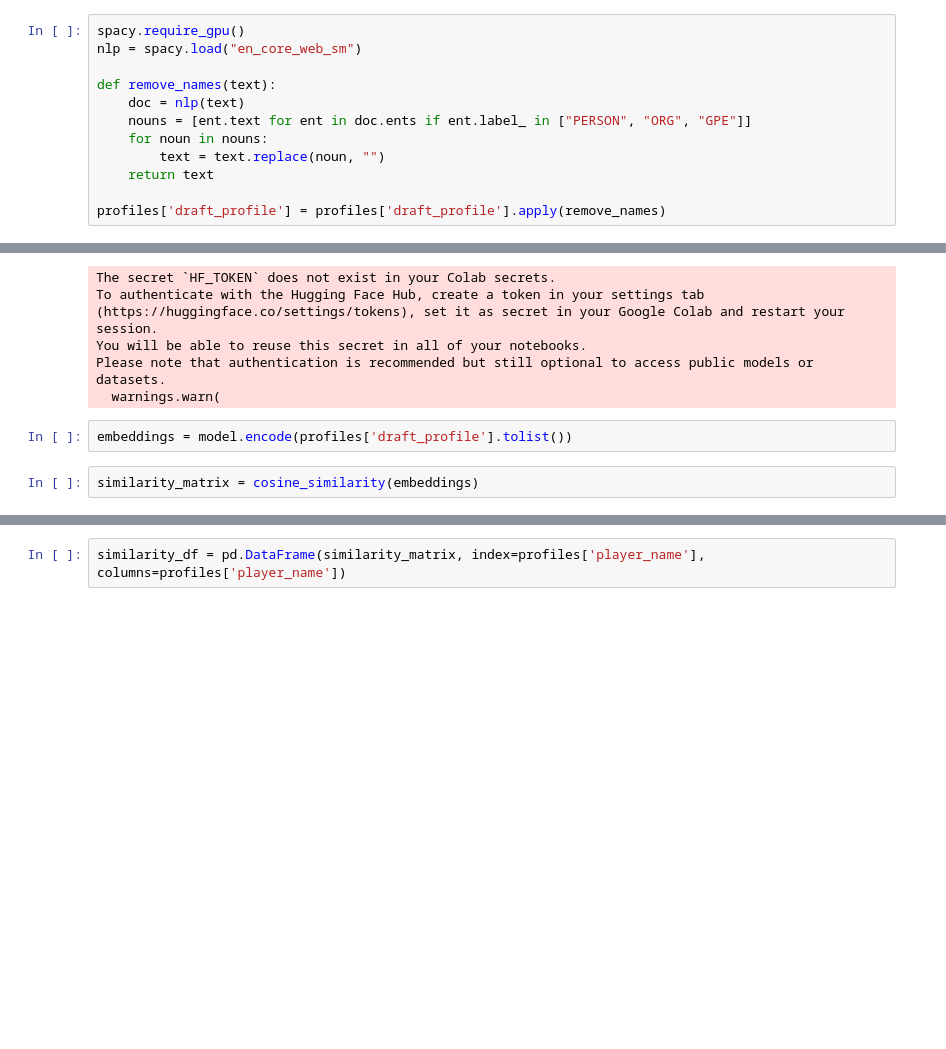
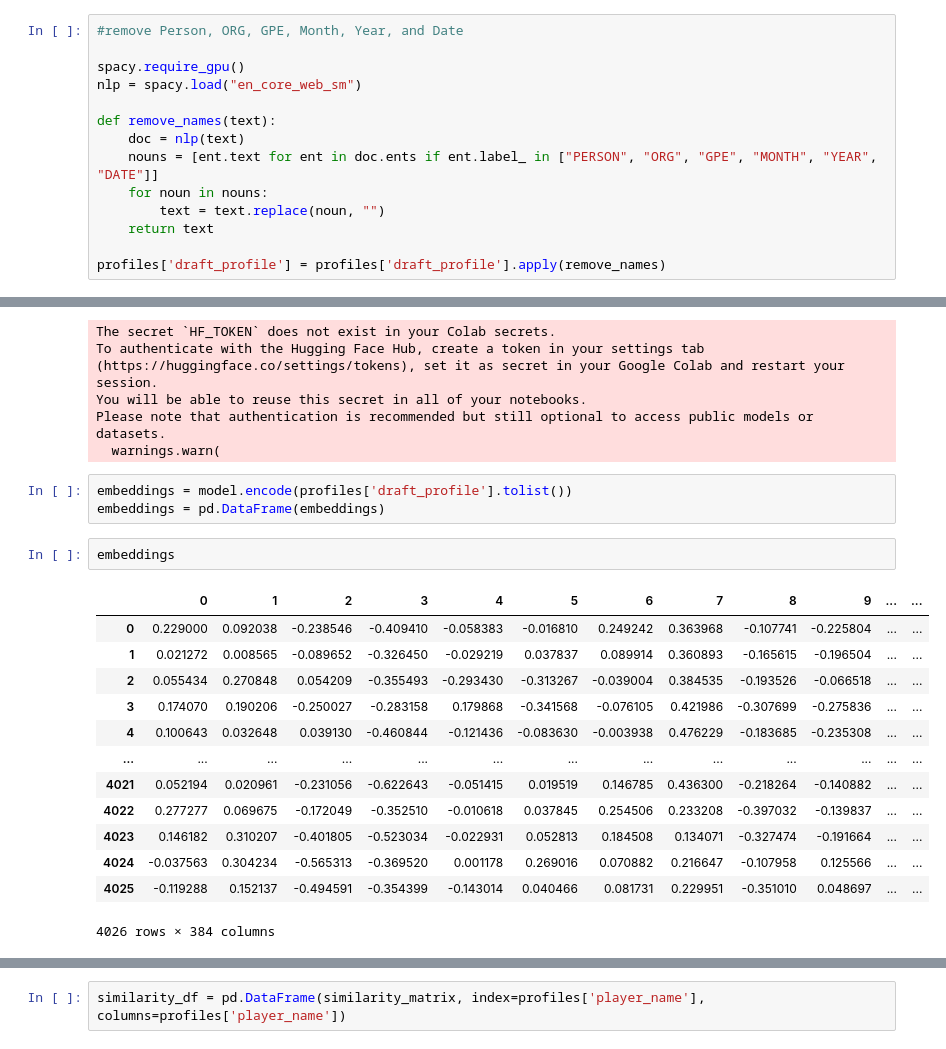
Before and after one commit to harshil0217/NFL_Rookie_Comps, a Jupyter notebook: ProfileEmbeddings.ipynb, the cells around one changed output, grey strips where cells are left out. Drawn from its saved outputs; the diff is of its cells as text; blank space fills up the shorter version.

```diff
--- a/ProfileEmbeddings.ipynb
+++ b/ProfileEmbeddings.ipynb
@@ -55,10 +60,12 @@ profiles
 # %%
+#remove Person, ORG, GPE, Month, Year, and Date
+
 spacy.require_gpu()
 nlp = spacy.load("en_core_web_sm")
 
 def remove_names(text):
     doc = nlp(text)
-    nouns = [ent.text for ent in doc.ents if ent.label_ in ["PERSON", "ORG", "GPE"]]
+    nouns = [ent.text for ent in doc.ents if ent.label_ in ["PERSON", "ORG", "GPE", "MONTH", "YEAR", "DATE"]]
     for noun in nouns:
         text = text.replace(noun, "")
     return text
@@ -74,5 +97,20 @@ Please note that authentication is recommended but still optional to access publ
   warnings.warn(
 # %%
 embeddings = model.encode(profiles['draft_profile'].tolist())
+embeddings = pd.DataFrame(embeddings)
-# %%
-similarity_matrix = cosine_similarity(embeddings)
+# %%
+embeddings
+# %% [output]
+|  | 0 | 1 | 2 | 3 | 4 | 5 | 6 | 7 | 8 | 9 | ... | ... |
+| 0 | 0.229000 | 0.092038 | -0.238546 | -0.409410 | -0.058383 | -0.016810 | 0.249242 | 0.363968 | -0.107741 | -0.225804 | ... | ... |
+| 1 | 0.021272 | 0.008565 | -0.089652 | -0.326450 | -0.029219 | 0.037837 | 0.089914 | 0.360893 | -0.165615 | -0.196504 | ... | ... |
+| 2 | 0.055434 | 0.270848 | 0.054209 | -0.355493 | -0.293430 | -0.313267 | -0.039004 | 0.384535 | -0.193526 | -0.066518 | ... | ... |
+| 3 | 0.174070 | 0.190206 | -0.250027 | -0.283158 | 0.179868 | -0.341568 | -0.076105 | 0.421986 | -0.307699 | -0.275836 | ... | ... |
+| 4 | 0.100643 | 0.032648 | 0.039130 | -0.460844 | -0.121436 | -0.083630 | -0.003938 | 0.476229 | -0.183685 | -0.235308 | ... | ... |
+| ... | ... | ... | ... | ... | ... | ... | ... | ... | ... | ... | ... | ... |
+| 4021 | 0.052194 | 0.020961 | -0.231056 | -0.622643 | -0.051415 | 0.019519 | 0.146785 | 0.436300 | -0.218264 | -0.140882 | ... | ... |
+| 4022 | 0.277277 | 0.069675 | -0.172049 | -0.352510 | -0.010618 | 0.037845 | 0.254506 | 0.233208 | -0.397032 | -0.139837 | ... | ... |
+| 4023 | 0.146182 | 0.310207 | -0.401805 | -0.523034 | -0.022931 | 0.052813 | 0.184508 | 0.134071 | -0.327474 | -0.191664 | ... | ... |
+| 4024 | -0.037563 | 0.304234 | -0.565313 | -0.369520 | 0.001178 | 0.269016 | 0.070882 | 0.216647 | -0.107958 | 0.125566 | ... | ... |
+| 4025 | -0.119288 | 0.152137 | -0.494591 | -0.354399 | -0.143014 | 0.040466 | 0.081731 | 0.229951 | -0.351010 | 0.048697 | ... | ... |
+4026 rows × 384 columns
```
Also changed, not shown: parts of 10 cells of this notebook.
